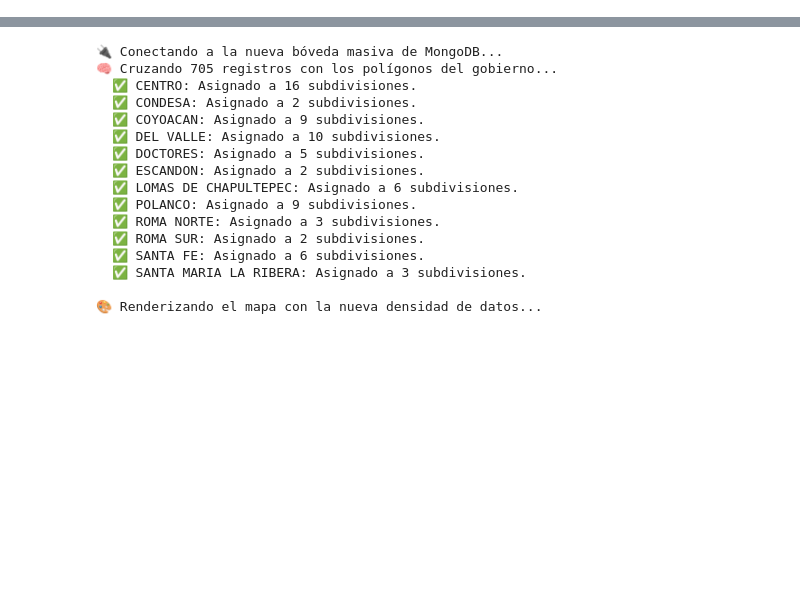
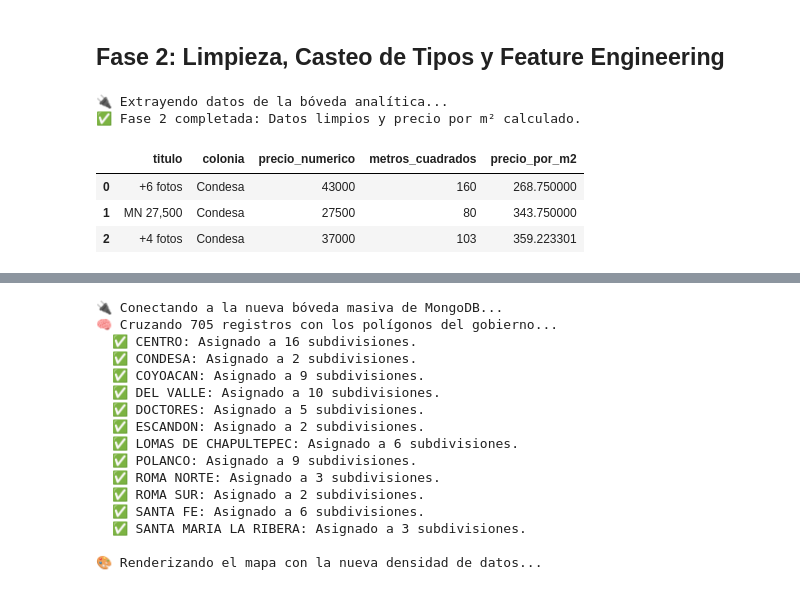
Before and after one commit to EduardoCarbajalM/scraper-inmobiliario, a Jupyter notebook: scraper_inmobiliario.ipynb, the cells around one changed output, grey strips where cells are left out. Drawn from its saved outputs; the diff is of its cells as text; code cells hidden in the pictures; blank space fills up the shorter version.

```diff
--- a/scraper_inmobiliario.ipynb
+++ b/scraper_inmobiliario.ipynb
@@ -243,0 +117,33 @@ display(conteo_colonias)
+# %% [markdown]
+## Fase 2: Limpieza, Casteo de Tipos y Feature Engineering
+# %%
+import pandas as pd
+from pymongo import MongoClient
+
+print("🔌 Extrayendo datos de la bóveda analítica...")
+
+# 1. Conexión y Extracción a Pandas
+cliente = MongoClient('mongodb://localhost:27017/')
+coleccion = cliente['mercado_inmobiliario']['departamentos_analitica']
+df = pd.DataFrame(list(coleccion.find()))
+
+# Limpiamos la columna de ID de Mongo que no nos sirve para análisis
+if '_id' in df.columns:
+    df = df.drop(columns=['_id'])
+
+# 2. Ingeniería de Características (Feature Engineering)
+# Eliminamos registros que no tengan precio o metros cuadrados
+df = df.dropna(subset=['precio_numerico', 'metros_cuadrados']).copy()
+
+# 🧮 CÁLCULO CLAVE: El verdadero valor del suelo
+df['precio_por_m2'] = df['precio_numerico'] / df['metros_cuadrados']
+
+print("✅ Fase 2 completada: Datos limpios y precio por m² calculado.")
+display(df[['titulo', 'colonia', 'precio_numerico', 'metros_cuadrados', 'precio_por_m2']].head(3))
+# %% [output]
+🔌 Extrayendo datos de la bóveda analítica...
+✅ Fase 2 completada: Datos limpios y precio por m² calculado.
+|  | titulo | colonia | precio_numerico | metros_cuadrados | precio_por_m2 |
+| 0 | +6 fotos | Condesa | 43000 | 160 | 268.750000 |
+| 1 | MN 27,500 | Condesa | 27500 | 80 | 343.750000 |
+| 2 | +4 fotos | Condesa | 37000 | 103 | 359.223301 |
```
Also changed, not shown: parts of 12 cells of this notebook, 3 other files.
